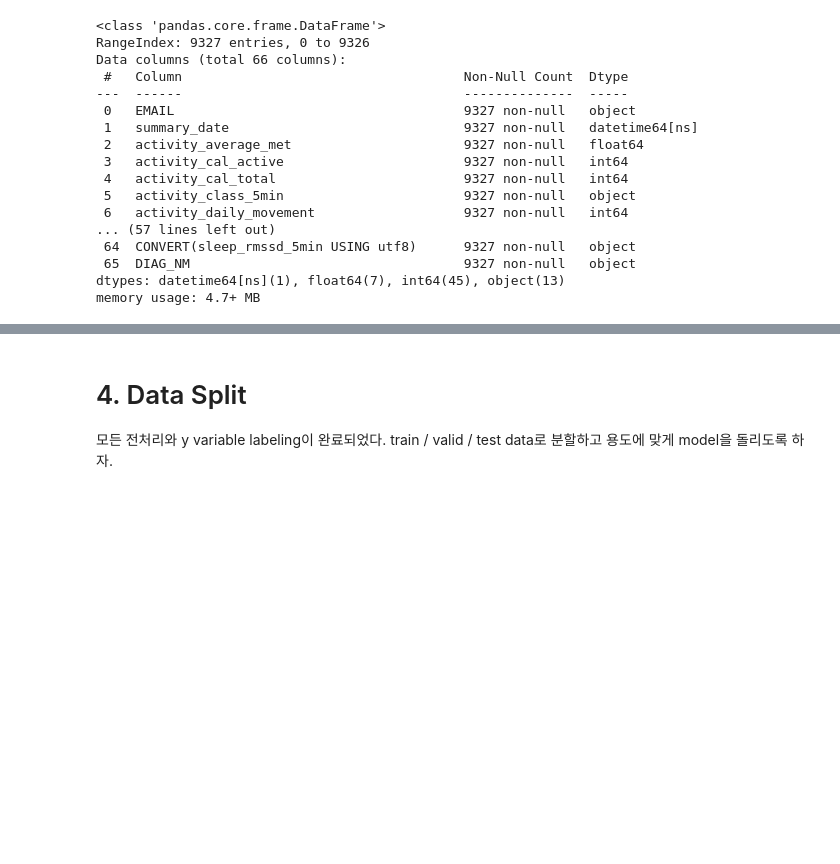
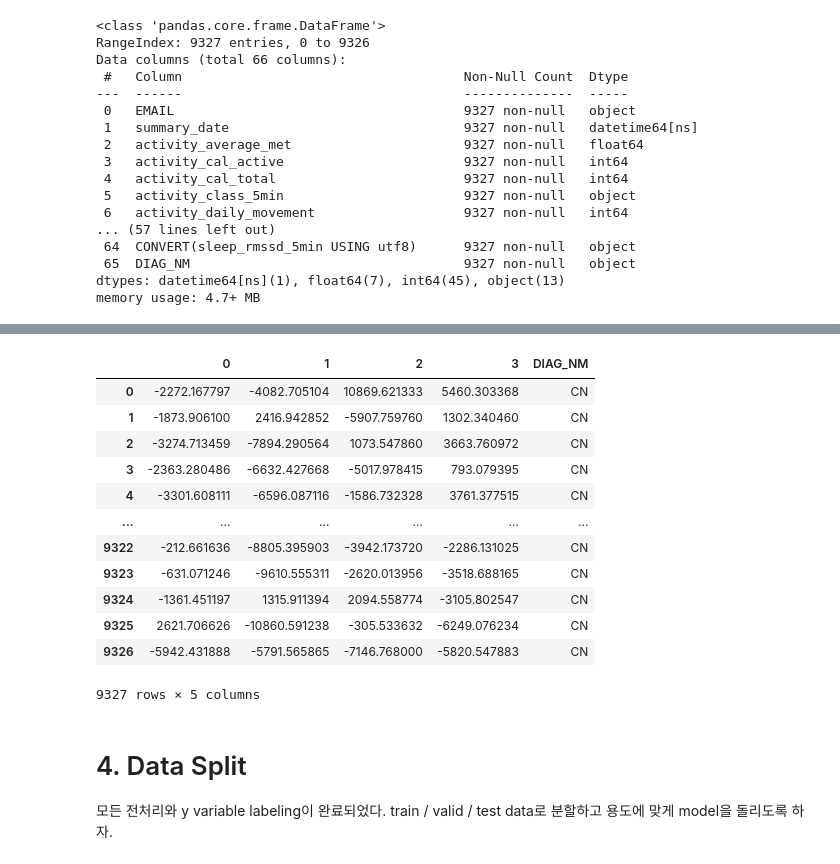
Before and after one commit to NumpyGonHey/Dementia_clf, a Jupyter notebook: dolphin/baseline_experiment.ipynb, the cells around one changed output, grey strips where cells are left out. Cells and saved outputs as stored; diff of their text form; code cells hidden in the pictures; blank space fills up the shorter version.

```diff
--- a/dolphin/baseline_experiment.ipynb
+++ b/dolphin/baseline_experiment.ipynb
@@ -285,3 +233,29 @@ processed_data.iloc[:, :48]=scaled_data
+# %%
+from sklearn.decomposition import PCA
+
+processed_data_y = processed_data['DIAG_NM']
+processed_data_X = processed_data.drop('DIAG_NM', axis=1)
+
+pca = PCA(n_components=4)
+processed_data_X = pca.fit_transform(processed_data_X)
+processed_data_X = pd.DataFrame(processed_data_X)
+
+processed_data = pd.concat([processed_data_X, processed_data_y], axis=1)
+processed_data
+# %% [output]
+|  | 0 | 1 | 2 | 3 | DIAG_NM |
+| 0 | -2272.167797 | -4082.705104 | 10869.621333 | 5460.303368 | CN |
+| 1 | -1873.906100 | 2416.942852 | -5907.759760 | 1302.340460 | CN |
+| 2 | -3274.713459 | -7894.290564 | 1073.547860 | 3663.760972 | CN |
+| 3 | -2363.280486 | -6632.427668 | -5017.978415 | 793.079395 | CN |
+| 4 | -3301.608111 | -6596.087116 | -1586.732328 | 3761.377515 | CN |
+| ... | ... | ... | ... | ... | ... |
+| 9322 | -212.661636 | -8805.395903 | -3942.173720 | -2286.131025 | CN |
+| 9323 | -631.071246 | -9610.555311 | -2620.013956 | -3518.688165 | CN |
+| 9324 | -1361.451197 | 1315.911394 | 2094.558774 | -3105.802547 | CN |
+| 9325 | 2621.706626 | -10860.591238 | -305.533632 | -6249.076234 | CN |
+| 9326 | -5942.431888 | -5791.565865 | -7146.768000 | -5820.547883 | CN |
+9327 rows × 5 columns
 # %% [markdown]
 # 4. Data Split
 
```
Also changed, not shown: parts of 20 cells of this notebook, 2 other files.
